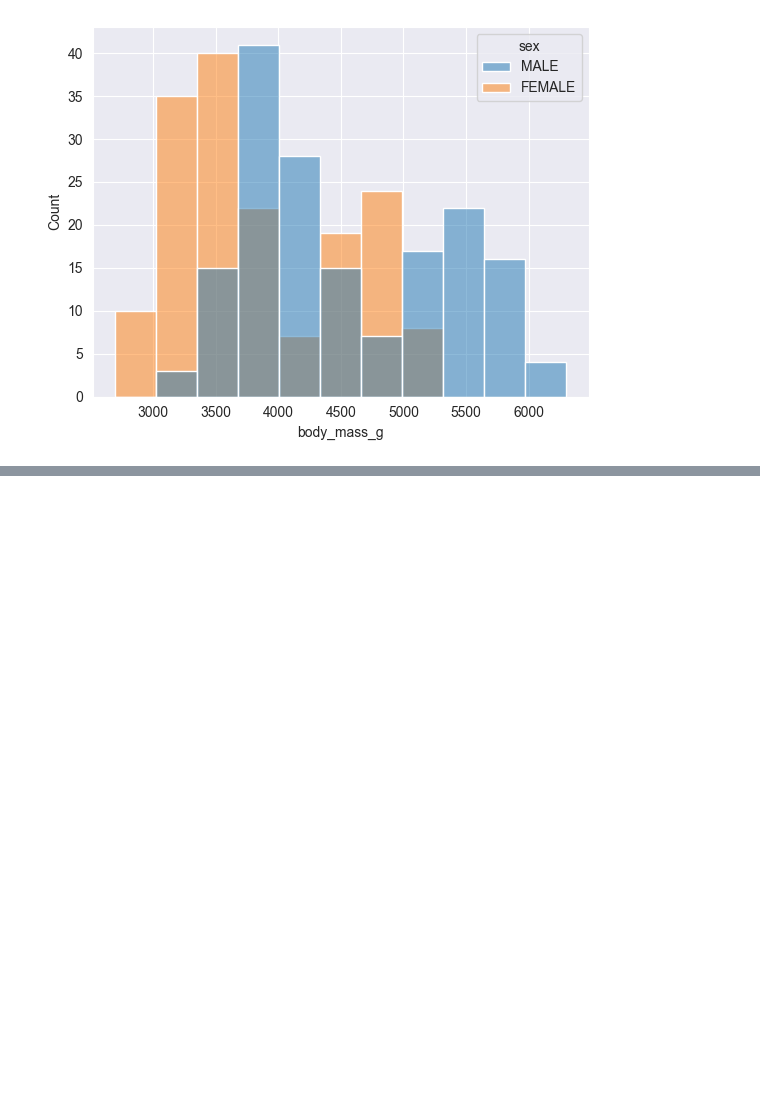
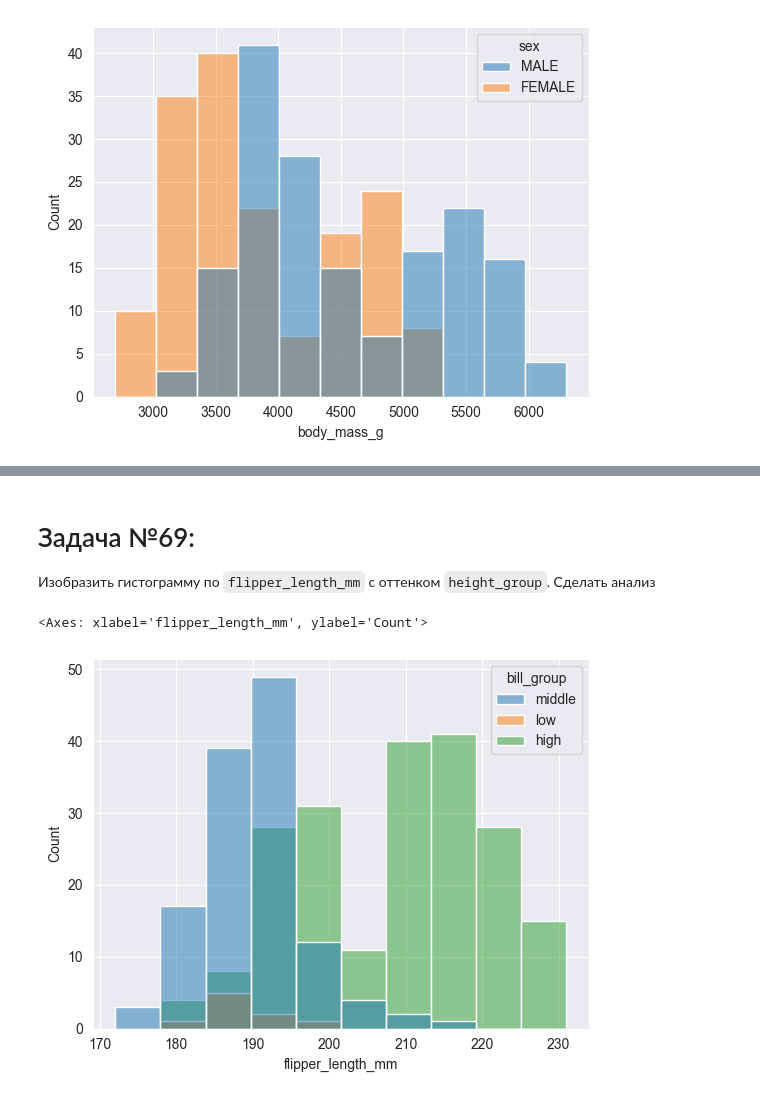
Before and after one commit to AllIWantAreNotAvailable/temp_GeekBrains_AdvancedVersionControl, a Jupyter notebook: seminars/Sem10_Plotting/OnlineTasks/OnlineTasks.ipynb, the cells around one changed output, grey strips where cells are left out. Drawn from its saved outputs; the diff is of its cells as text; code cells hidden in the pictures; blank space fills up the shorter version.

```diff
--- a/seminars/Sem10_Plotting/OnlineTasks/OnlineTasks.ipynb
+++ b/seminars/Sem10_Plotting/OnlineTasks/OnlineTasks.ipynb
@@ -171,0 +178,5 @@ seaborn.histplot(penguins, x='body_mass_g', hue='sex')
+# %%
+penguins.loc[42 <= penguins['bill_length_mm'], ['bill_group']] = 'high'
+penguins.loc[(35 <= penguins['bill_length_mm']) & (penguins['bill_length_mm'] < 42), ['bill_group']] ='middle'
+penguins.loc[penguins['bill_length_mm'] < 35, ['bill_group']] = 'low'
+penguins.head(n=5)
@@ -171,0 +190,8 @@ seaborn.histplot(penguins, x='body_mass_g', hue='sex')
+# %% [markdown]
+# Задача №69:
+Изобразить гистограмму по `flipper_length_mm` с оттенком `height_group`. Сделать анализ
+# %%
+seaborn.histplot(penguins, x='flipper_length_mm', hue='bill_group')
+# %% [output]
+<Axes: xlabel='flipper_length_mm', ylabel='Count'>
+[figure, added]
```
Also changed, not shown: parts of 7 cells of this notebook.
